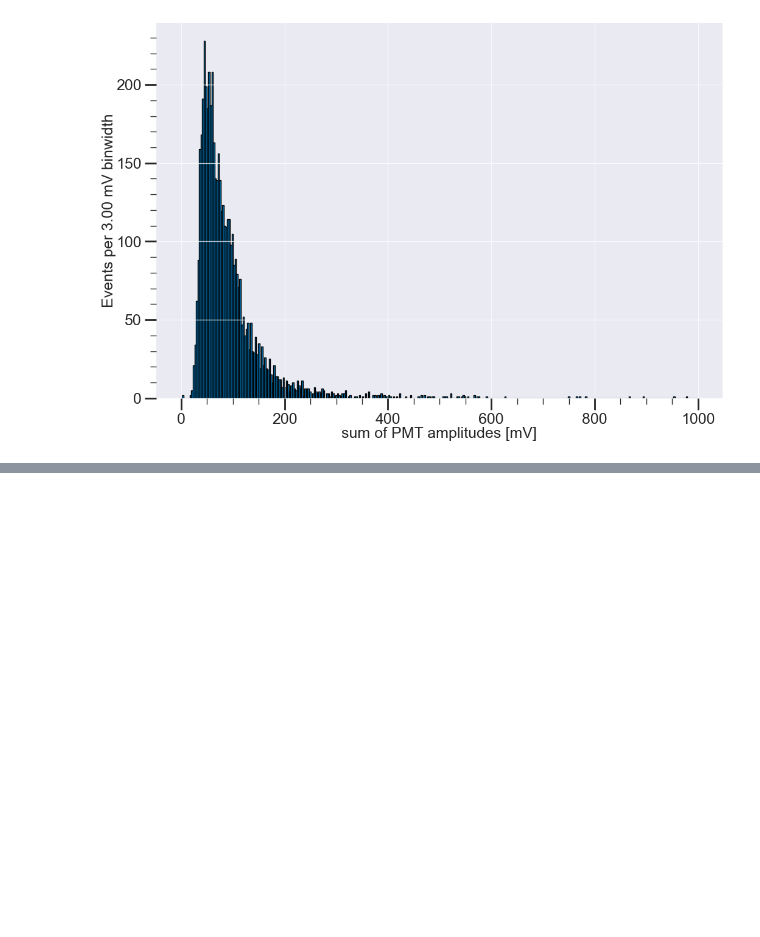
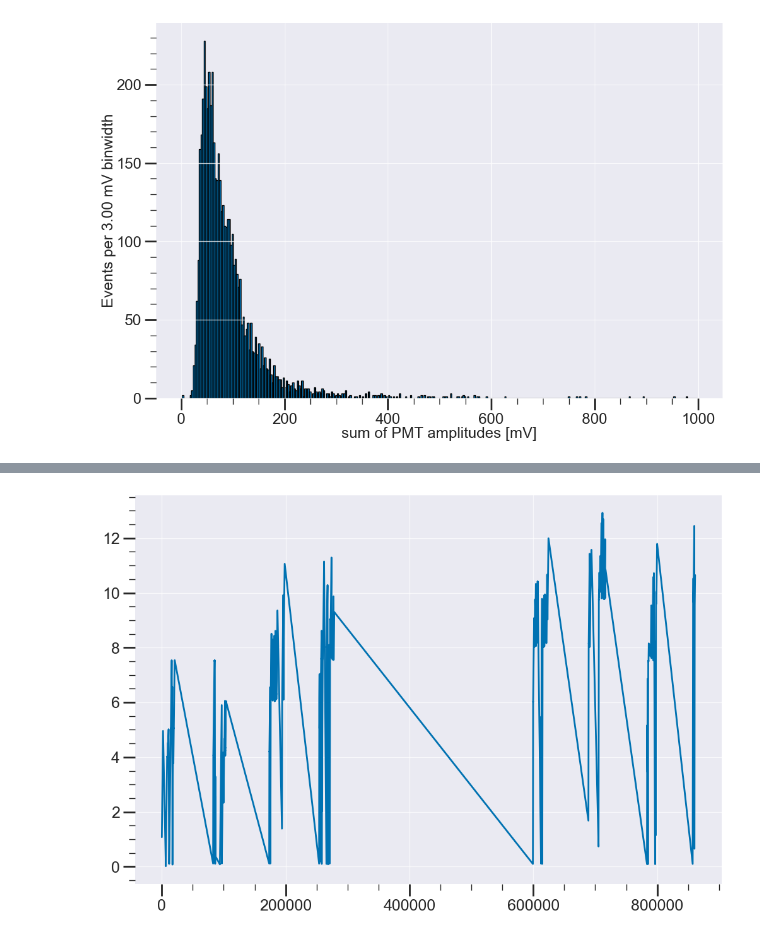
Before and after one commit to ejangelico/ad2-data-processing, a Jupyter notebook: notebooks/PMT averages.ipynb, the cells around one changed output, grey strips where cells are left out. Cells and saved outputs as stored; diff of their text form; code cells hidden in the pictures; blank space fills up the shorter version.

```diff
--- a/notebooks/PMT averages.ipynb
+++ b/notebooks/PMT averages.ipynb
@@ -273,0 +327,7 @@ pickle.dump([pmt_amps, pmt_integrals], open("../../data/Run9/cosmic_pmt_properti
+# %%
+fig, ax = plt.subplots()
+ax.plot(cosmic_light["ch0 tzerod"], cosmic_light["ch0 hv"])
+
+plt.show()
+# %% [output]
+[figure, added]
```
Also changed, not shown: parts of 8 cells of this notebook, 1 other file.
